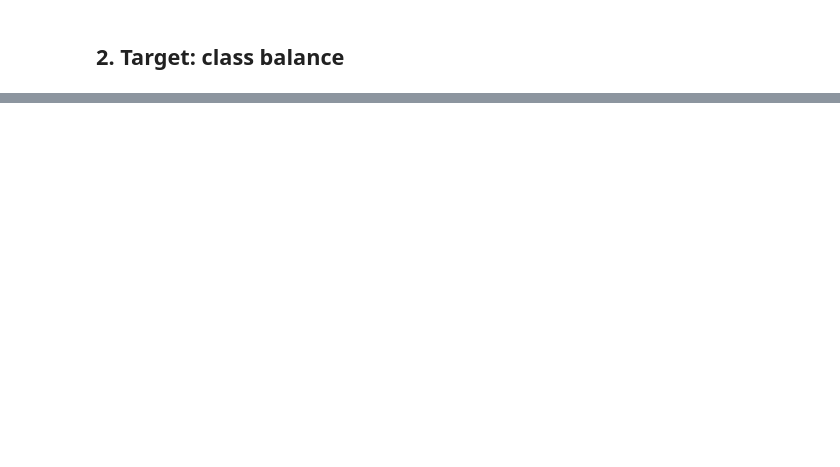
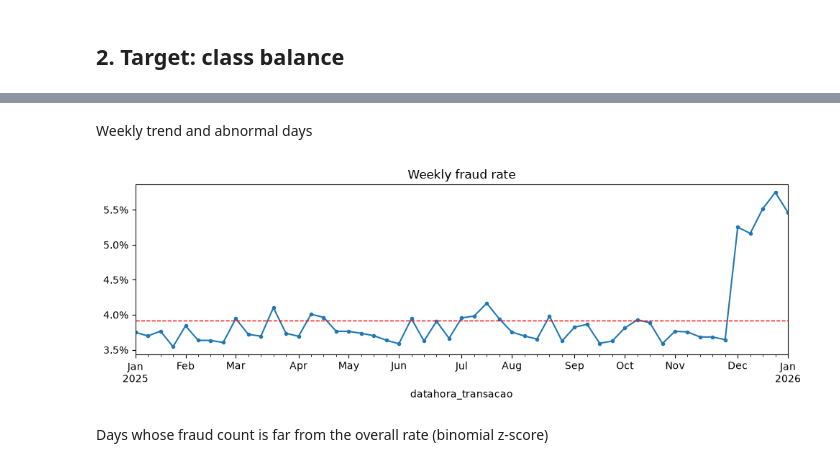
Before and after one commit to davi-ssantos/fraudulent-transactions-prediction, a Jupyter notebook: src/EDA.ipynb, the cells around one changed output, grey strips where cells are left out. Drawn from its saved outputs; the diff is of its cells as text; code cells hidden in the pictures; blank space fills up the shorter version.

```diff
--- a/src/EDA.ipynb
+++ b/src/EDA.ipynb
@@ -80,0 +171,13 @@ print(monthly.round(4).to_string())
+# %% [markdown]
+Weekly trend and abnormal days
+# %%
+weekly = df.set_index("datahora_transacao")[TARGET].resample("W").mean()
+ax = weekly.plot(figsize=(10, 3.5), marker="o", ms=3)
+ax.axhline(df[TARGET].mean(), color="red", ls="--", lw=1)
+ax.set_title("Weekly fraud rate")
+ax.yaxis.set_major_formatter(lambda v, _: f"{v:.1%}")
+save_fig("weekly_fraud_rate")
+# %% [output]
+[figure, added]
+# %% [markdown]
+Days whose fraud count is far from the overall rate (binomial z-score)
```
Also changed, not shown: parts of 79 cells of this notebook, 10 other files.
